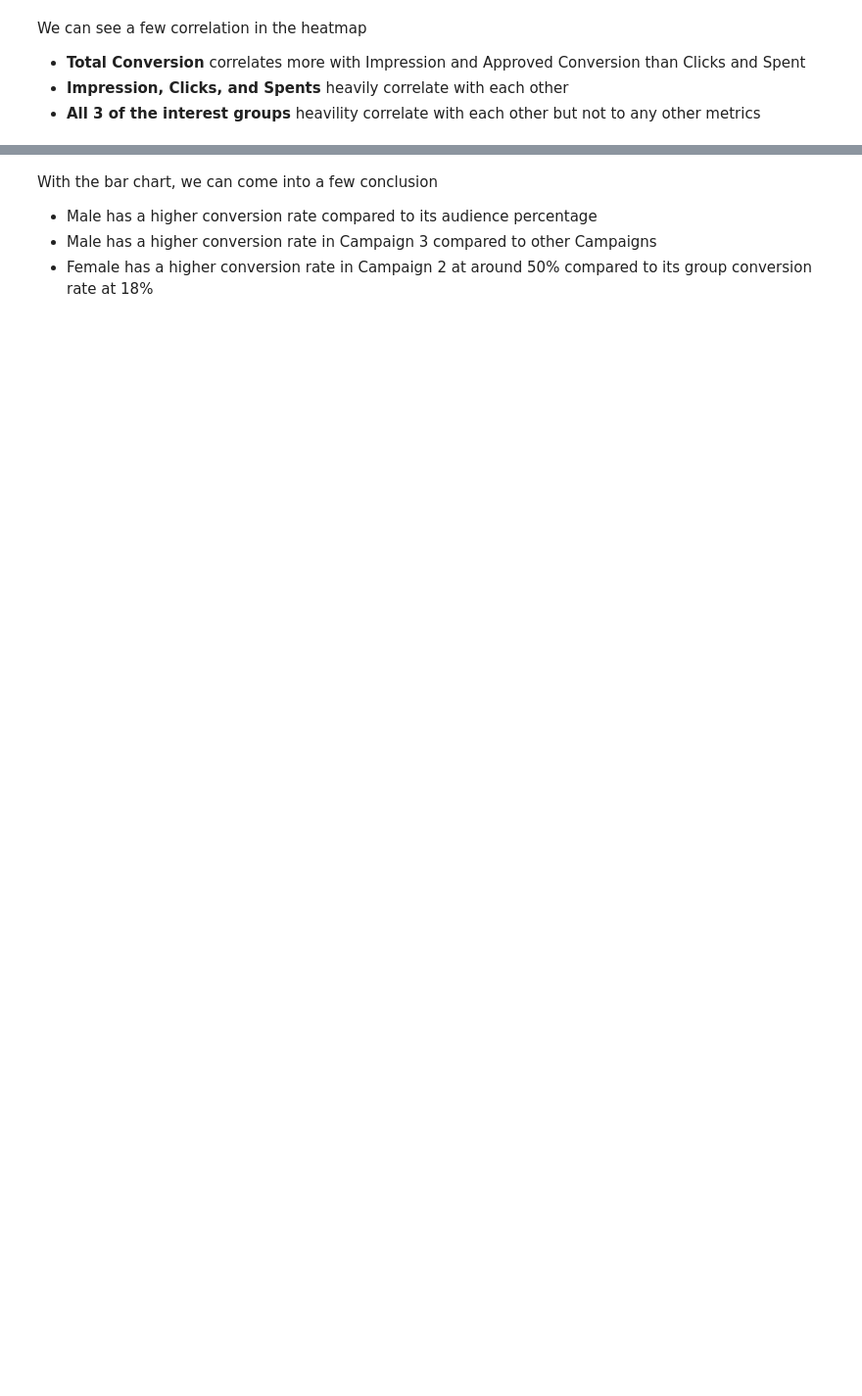
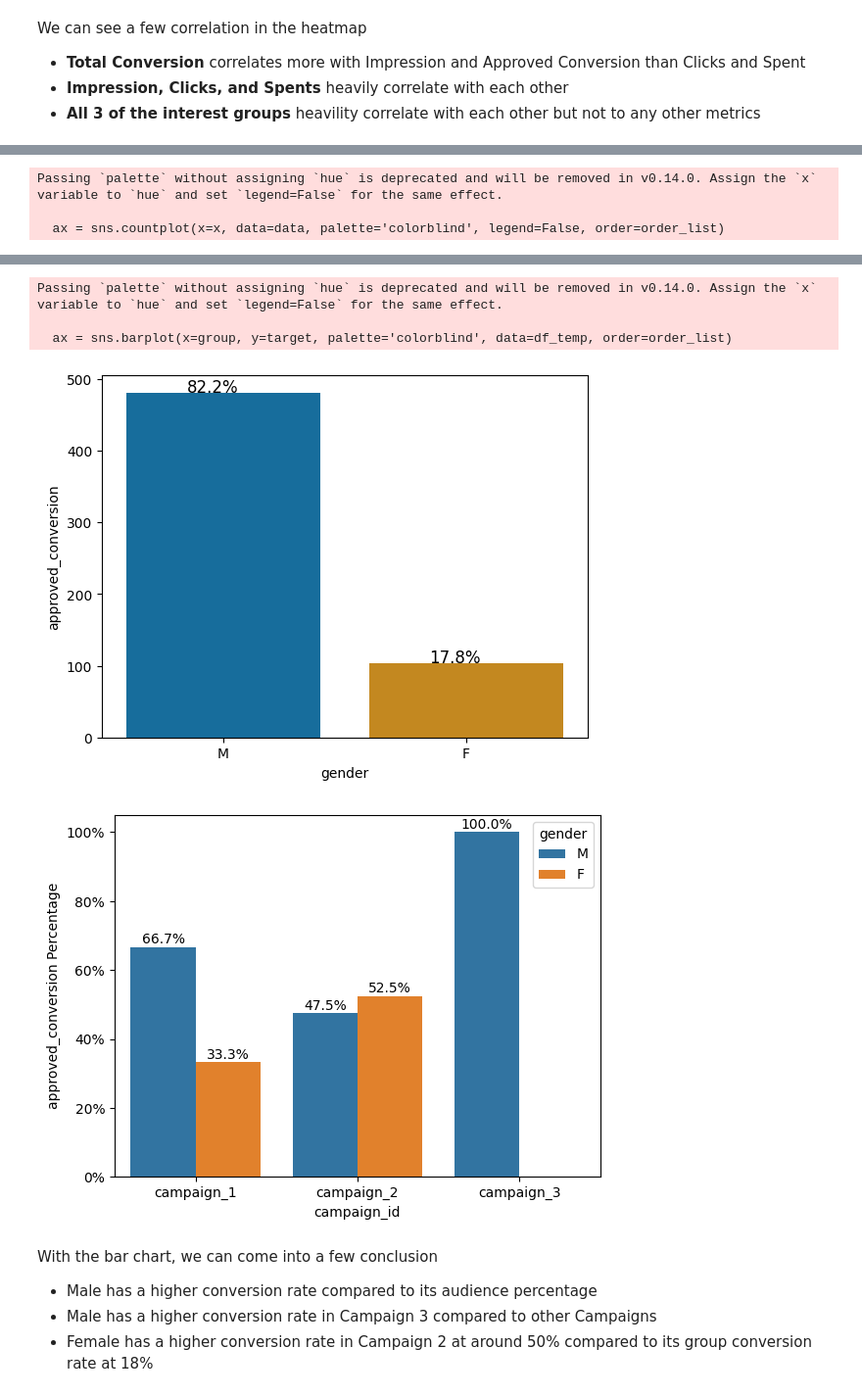
Before and after one commit to Metastasiz/data_analysis, a Jupyter notebook: market_data/facebook_ad_analysis_01/marketing_data_analysis.ipynb, the cells around one changed output, grey strips where cells are left out. Shown: that part at 98% size. Saved outputs shown, nothing was run; the diff lists cells and outputs as text; code cells hidden in the pictures; blank space fills up the shorter version.

```diff
--- a/market_data/facebook_ad_analysis_01/marketing_data_analysis.ipynb
+++ b/market_data/facebook_ad_analysis_01/marketing_data_analysis.ipynb
@@ -820,0 +777,18 @@ Passing `palette` without assigning `hue` is deprecated and will be removed in v
+# %%
+# EDA - Descriptive statistics - 2
+##################################################
+# Gender group
+_feature = __gender
+_groupby = __campaign_id
+_target = __approved_conversion
+order_list = df_prep[_feature].unique()
+#
+plotCount(df_prep,_feature).show()
+#
+plotSumGroupby(df_prep,_feature,_target).show()
+#
+plotPctGroupby2(df_prep,_groupby,_feature,_target).show()
+# %% [output]
+Passing `palette` without assigning `hue` is deprecated and will be removed in v0.14.0. Assign the `x` variable to `hue` and set `legend=False` for the same effect.
+
+  ax = sns.countplot(x=x, data=data, palette='colorblind', legend=False, order=order_list)
@@ -821,3 +796,8 @@ Passing `palette` without assigning `hue` is deprecated and will be removed in v
+Passing `palette` without assigning `hue` is deprecated and will be removed in v0.14.0. Assign the `x` variable to `hue` and set `legend=False` for the same effect.
+
+  ax = sns.barplot(x=group, y=target, palette='colorblind', data=df_temp, order=order_list)
+[figure, added]
+[figure, added]
 # %% [markdown]
 With the bar chart, we can come into a few conclusion
 + Male has a higher conversion rate compared to its audience percentage
```
Also changed, not shown: parts of 21 cells of this notebook.
